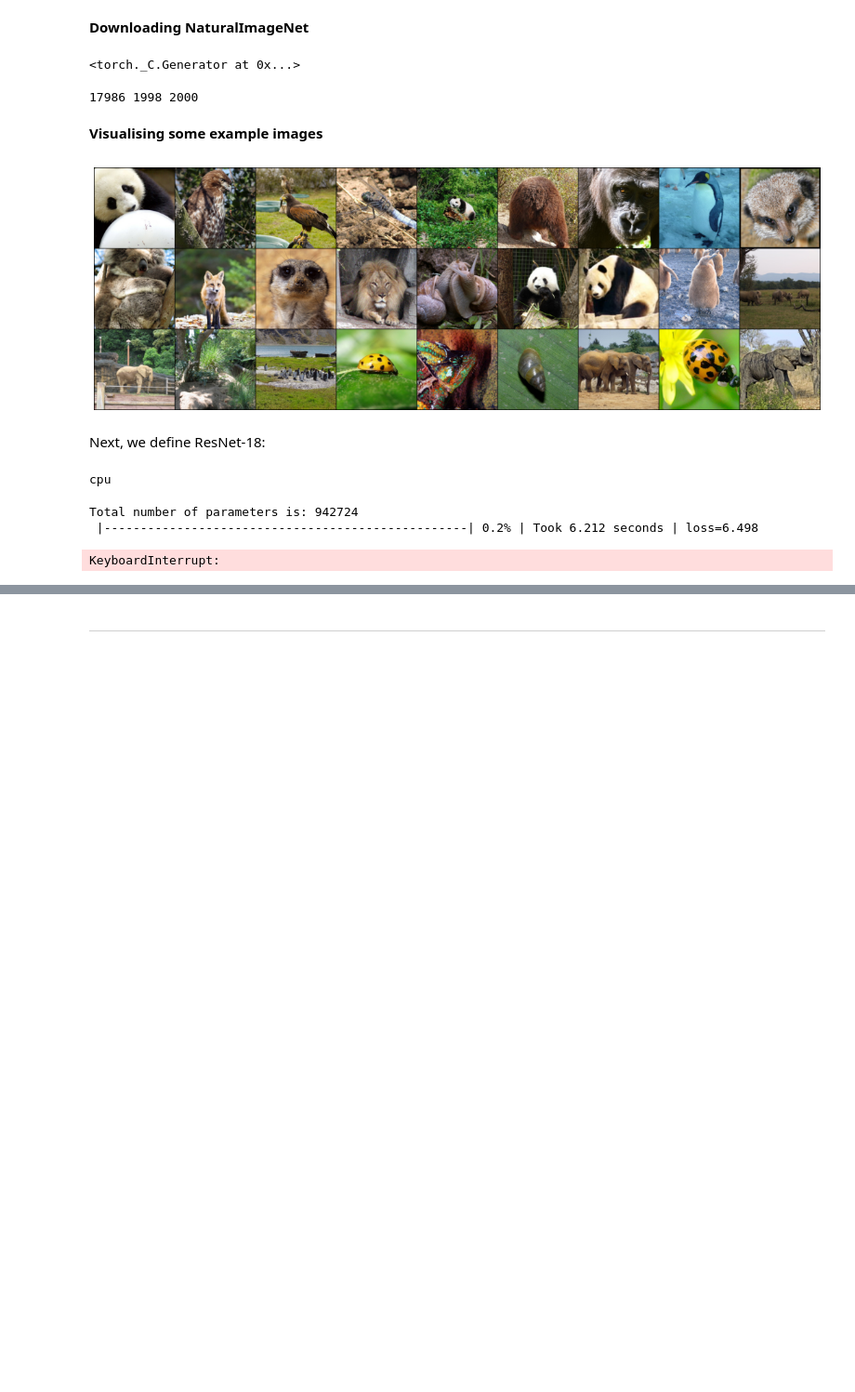
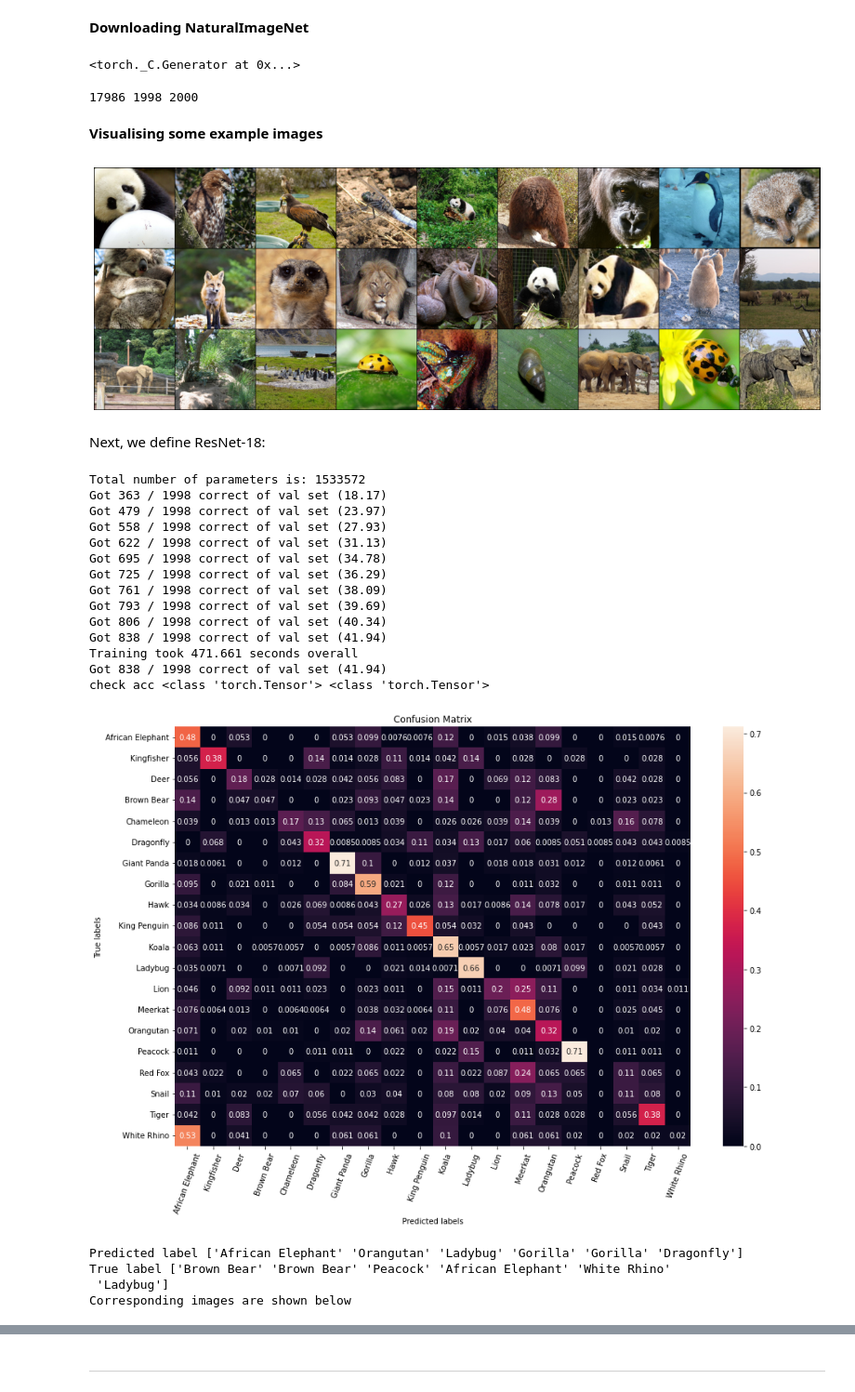
Before and after one commit to EuanScottWatson/DL_CW_1_es1519, a Jupyter notebook: dl_cw_1.ipynb, the cells around one changed output, grey strips where cells are left out. Shown at 93% size. Saved outputs shown, nothing was run; the diff lists cells and outputs as text; code cells hidden in the pictures; blank space fills up the shorter version.

Commit message:
Finished first part of search

```diff
--- a/dl_cw_1.ipynb
+++ b/dl_cw_1.ipynb
@@ -577,7 +574,7 @@ def check_accuracy(loader, model, analysis=False):
         return float(acc)
 
 
-def train_part(model, optimizer, epochs=1):
+def train_part(model, optimizer, epochs=1, hparam_search=False):
     """
     Train a model on NaturalImageNet using the PyTorch Module API.
 
@@ -589,8 +586,13 @@ def train_part(model, optimizer, epochs=1):
     Returns: Nothing, but prints model accuracies during training.
     """
     model = model.to(device=device)  # move the model parameters to CPU/GPU
+    train_start_time = time.time()
+    loader_train_len = len(loader_train)
+    total_index = epochs * loader_train_len
+    # if hparam_search:
+    #     printProgressBar(0, epochs)
     for e in range(epochs):
-        start_time = time.time()
+        epoch_start_time = time.time()
         for t, (x, y) in enumerate(loader_train):
             model.train()  # put model to training mode
             x = x.to(device=device, dtype=dtype)  # move to device, e.g. GPU
@@ -607,42 +609,63 @@ def train_part(model, optimizer, epochs=1):
 
             # Update the parameters of the model using the gradients
             optimizer.step()
-            time_taken = time.time() - start_time
-            printProgressBar(t + 1, len(loader_train),
-                             suffix=f"| Took {round(time_taken, 3)} seconds | loss={round(loss.item(), 3)}\t")
-        check_accuracy(loader_val, model)
+            if hparam_search:
+                time_taken = time.time() - train_start_time
+                index = e * loader_train_len + (t+1)
+                printProgressBar(index, total_index,
+                                 suffix=f"| Took {round(time_taken, 2)} seconds | Epoch {e + 1}/{epochs} | loss={round(loss.item(), 3)}\t")
+            else:
+                time_taken = time.time() - epoch_start_time
+                printProgressBar(t + 1, len(loader_train),
+                                 suffix=f"| Took {round(time_taken, 3)} seconds | loss={round(loss.item(), 3)}\t")
+
+        if not hparam_search:
+            check_accuracy(loader_val, model)
-# %% [output]
-cpu
 # %%
 # Hyperparameters
-channels_per_layer = [16, 32, 64, 128, 64, 32]
-strides_per_layer = [2, 2, 2, 2, 2, 2]
+channels_and_stride = [(16, 2),(32, 2),(64, 2),(128, 2),(128, 1),(64, 2),(32, 2)]
 max_pool_size = 4
 epochs = 10
 
 # define and train the network
-model = MyResNet(channels_per_layer, strides_per_layer, max_pool_size)
+model = MyResNet(channels_and_stride, max_pool_size)
 optimizer = optim.Adamax(model.parameters(), lr=0.0001, weight_decay=1e-7)
 
 params = sum(p.numel() for p in model.parameters() if p.requires_grad)
 print("Total number of parameters is: {}".format(params))
 
 start = time.time()
 train_part(model, optimizer, epochs=epochs)
 time_taken = round(time.time() - start, 3)
 print(f"Training took {time_taken} seconds overall")
 
 
 # report test set accuracy
 check_accuracy(loader_val, model, analysis=True)
 
 
 # save the model
 torch.save(model.state_dict(), 'model.pt')
 
 # Oiginal: 715 / 1998 (35.79)
 # Rise and fall channels, epochs=10: 816/1998 (40.84)
 # %% [output]
-Total number of parameters is: 942724
- |--------------------------------------------------| 0.2% | Took 6.212 seconds | loss=6.498
+Total number of parameters is: 1533572
+Got 363 / 1998 correct of val set (18.17)
+Got 479 / 1998 correct of val set (23.97)
+Got 558 / 1998 correct of val set (27.93)
+Got 622 / 1998 correct of val set (31.13)
+Got 695 / 1998 correct of val set (34.78)
+Got 725 / 1998 correct of val set (36.29)
+Got 761 / 1998 correct of val set (38.09)
+Got 793 / 1998 correct of val set (39.69)
+Got 806 / 1998 correct of val set (40.34)
+Got 838 / 1998 correct of val set (41.94)
+Training took 471.661 seconds overall
+Got 838 / 1998 correct of val set (41.94)
+check acc <class 'torch.Tensor'> <class 'torch.Tensor'>
+[figure, added]
-KeyboardInterrupt:
+Predicted label ['African Elephant' 'Orangutan' 'Ladybug' 'Gorilla' 'Gorilla' 'Dragonfly']
+True label ['Brown Bear' 'Brown Bear' 'Peacock' 'African Elephant' 'White Rhino'
+ 'Ladybug']
+Corresponding images are shown below
```
Also changed, not shown: parts of 5 cells of this notebook.
